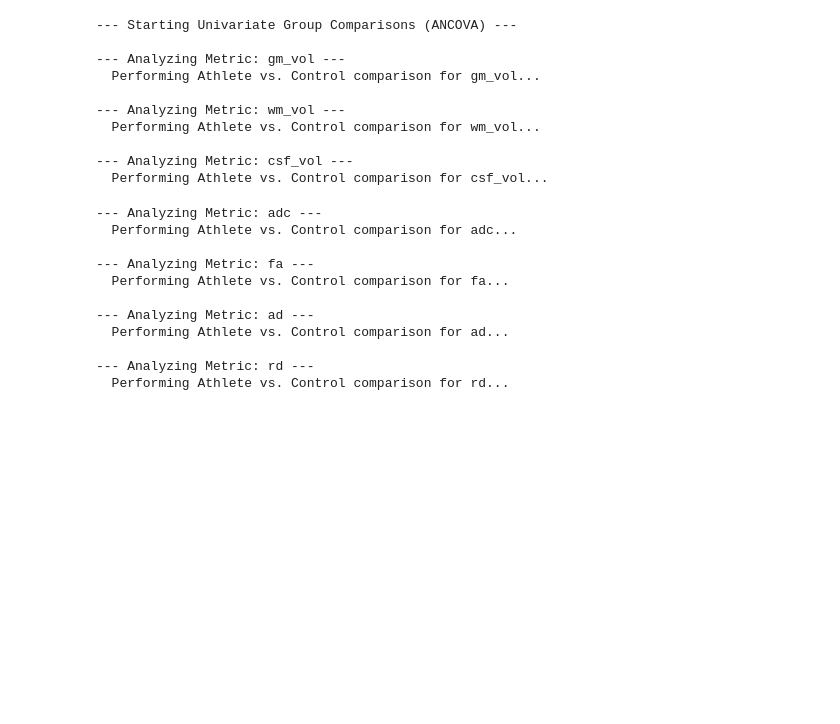
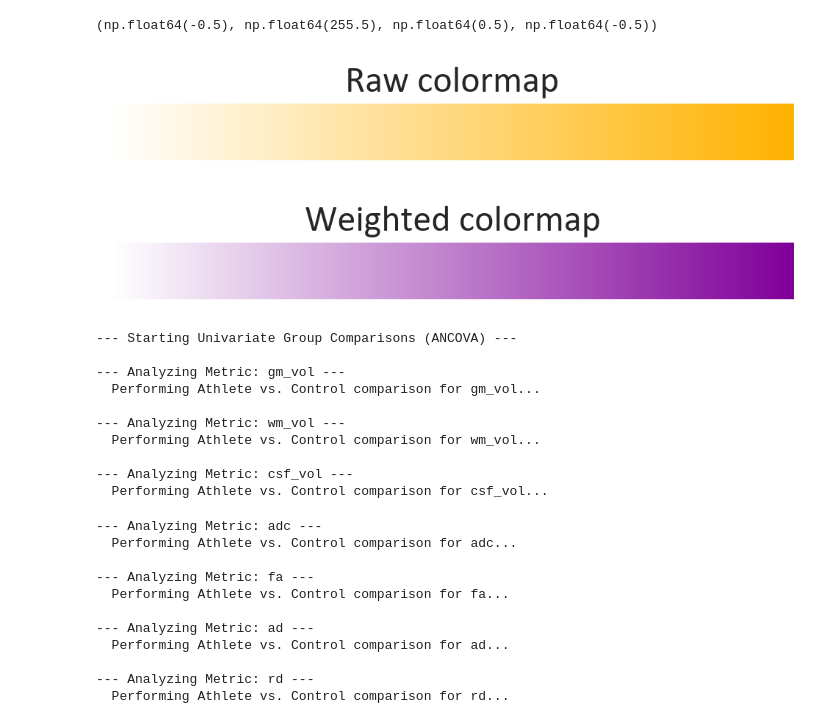
Before and after one commit to GalKepler/athletes_brain, a Jupyter notebook: notebooks/fig1/fig1.ipynb, the cells around one changed output. Drawn from its saved outputs; the diff is of its cells as text; code cells hidden in the pictures; blank space fills up the shorter version.

```diff
--- a/notebooks/fig1/fig1.ipynb
+++ b/notebooks/fig1/fig1.ipynb
@@ -13,6 +13,13 @@ import matplotlib as mpl
 # ── Global visualisation configuration ──────────────────────────────────────
 import matplotlib as mpl
 import seaborn as sns
+
+# Add font family to the rcParams (from tff file)
+from matplotlib import font_manager
+
+font_path = Path.home() / ".fonts/calibri-regular.ttf"
+font_manager.fontManager.addfont(font_path)
+
 
 mpl.rcParams.update(
     {
@@ -22,8 +29,9 @@ mpl.rcParams.update(
         "figure.dpi": 200,  # crisp in-notebook / retina preview
         "savefig.dpi": 400,  # print-quality PNG/PDF
         # ── Fonts ──────────────────────────────────────────────────────────────
-        "font.family": "sans-serif",
-        "font.sans-serif": ["Roboto", "DejaVu Sans", "Arial"],
+        "font.family": "Calibri",
+        # "font.sans-serif": ["Roboto", "DejaVu Sans", "Arial"],
+        "font.sans-serif": ["Calibri", "DejaVu Sans", "Arial"],
         "axes.titlesize": 24,
         # "axes.titleweight": "bold",
         "axes.labelsize": 24,
@@ -43,36 +51,65 @@ mpl.rcParams.update(
         # ── Colour cycle (colour-blind-safe) ───────────────────────────────────
         "axes.prop_cycle": mpl.cycler(color=sns.color_palette("Set2")),
         # ── Figure background ─────────────────────────────────────────────────
         "figure.facecolor": "white",
     }
 )
 
 # Seaborn theme inherits the rcParams above
 sns.set_theme(context="talk", style="whitegrid", palette="Set2")
 
 
 # 2.  Seaborn theme (inherits Matplotlib rcParams)
 sns.set_theme(
     context="talk",  # slightly larger fonts for presentations / papers
     style="whitegrid",  # grid only on y-axis (good for histograms)
     palette="Set2",  # matches the rcParams colour cycle
 )
 
 
 # 3.  Helper function for consistent figure export
 def savefig_nice(fig, filename, *, tight=True, dpi=300, **savefig_kwargs):
     """Save figure with tight layout and correct DPI."""
     if tight:
         fig.tight_layout()
     fig.savefig(filename, dpi=dpi, bbox_inches="tight", transparent=True, **savefig_kwargs)
 
 
+mpl.rcParams["font.family"] = "Calibri"  # or any other font you want
+
 # 4.  Colour constants for this project (optional convenience)
 # COL_RAW = "#1f77b4"  # e.g. unweighted sample
-COL_RAW = "#fec745"
+COL_RAW = "#ffb300"
 # COL_WEIGHTED = "#d62728"  # weighted sample
-COL_WEIGHTED = "#721584"  # weighted sample
-COL_REF = "0.35"  # census reference (neutral grey)
+COL_WEIGHTED = "#7F0099CE"  # weighted sample
+COL_REF = "0.25"  # census reference (neutral grey)
+COL_CENSUS = "#A5A5A5"
+
+# generate colormaps from white to colour
+COL_WHITE = "white"
+COL_RAW_RGB = mpl.colors.to_rgb(COL_RAW)
+COL_WEIGHTED_RGB = mpl.colors.to_rgb(COL_WEIGHTED)
+CMAP_RAW = mpl.colors.LinearSegmentedColormap.from_list("raw", [COL_WHITE, COL_RAW_RGB], N=256)
+CMAP_WEIGHTED = mpl.colors.LinearSegmentedColormap.from_list(
+    "weighted", [COL_WHITE, COL_WEIGHTED_RGB], N=256
+)
+# visualize the colormaps
+# if __name__ == "__main__":
+fig, ax = plt.subplots(figsize=(6, 0.5))
+ax.imshow(np.linspace(0, 1, 256)[None, :], aspect="auto", cmap=CMAP_RAW)
+ax.set_title("Raw colormap")
+ax.axis("off")
+# savefig_nice(fig, "colormap_raw.png")
+
+fig, ax = plt.subplots(figsize=(6, 0.5))
+ax.imshow(np.linspace(0, 1, 256)[None, :], aspect="auto", cmap=CMAP_WEIGHTED)
+ax.set_title("Weighted colormap")
+ax.axis("off")
+# savefig_nice(fig, "colormap_weighted.png")
+# %% [output]
+(np.float64(-0.5), np.float64(255.5), np.float64(0.5), np.float64(-0.5))
+[figure, added]
+[figure, added]
 # %%
 ATLAS = "schaefer2018tian2020_400_7"
 region_col = "index"
```
Also changed, not shown: parts of 1 cell of this notebook, 12 other files.
